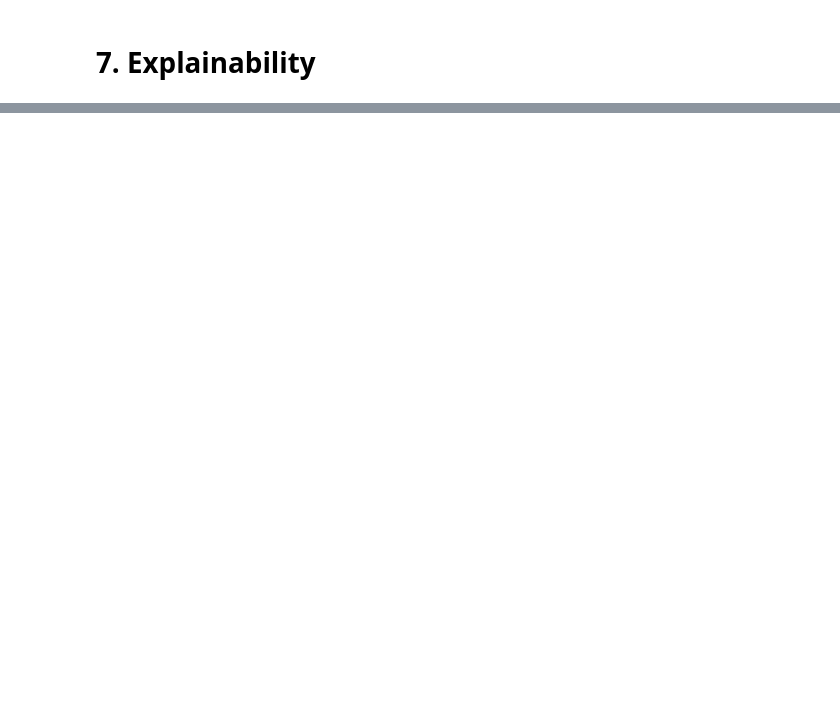
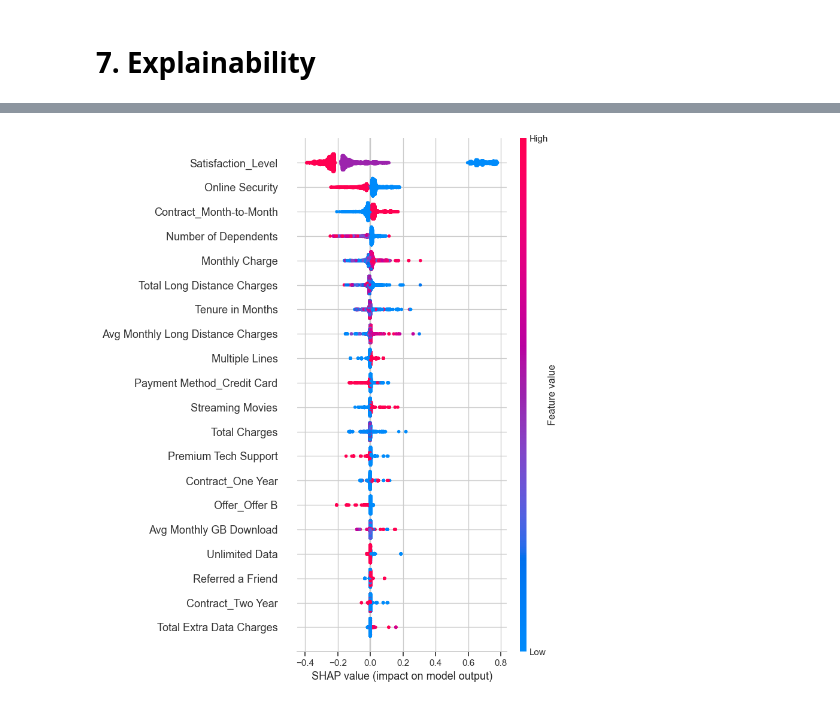
Before and after one commit to mcpoveda2/ProyectoFinalPython, a Jupyter notebook: projectFinal.ipynb, the cells around one changed output, grey strips where cells are left out. Cells and saved outputs as stored; diff of their text form; code cells hidden in the pictures; blank space fills up the shorter version.

```diff
--- a/projectFinal.ipynb
+++ b/projectFinal.ipynb
@@ -1782,5 +1866,7 @@ shap.summary_plot(explanation.values[:,:,1], features=train_data.drop(columns=["
 # %%
 plt.figure(figsize=(20,8))
-shap.summary_plot(explanation.values[:,:,1], features=train_data.drop(columns=["Target"]))
+shap.summary_plot(explanation.values[:,:,1], features=train_data[columnasModelo])
+# %% [output]
+[figure, added]
 # %%
 shap.plots.waterfall(explanation[6,:,1], max_display=20)
```
Also changed, not shown: parts of 31 cells of this notebook.
